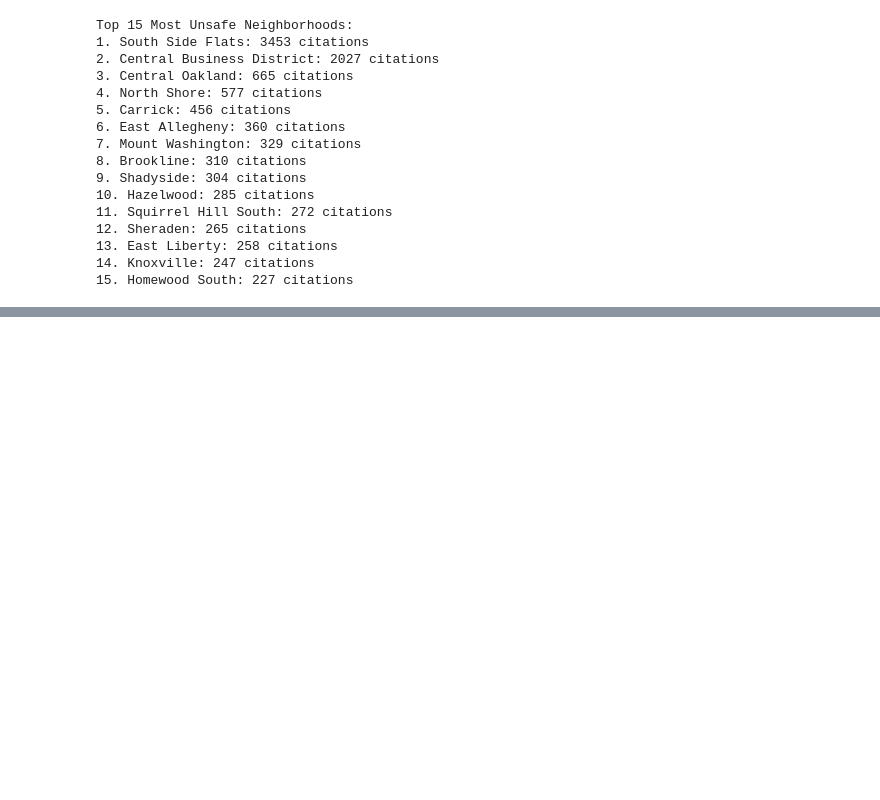
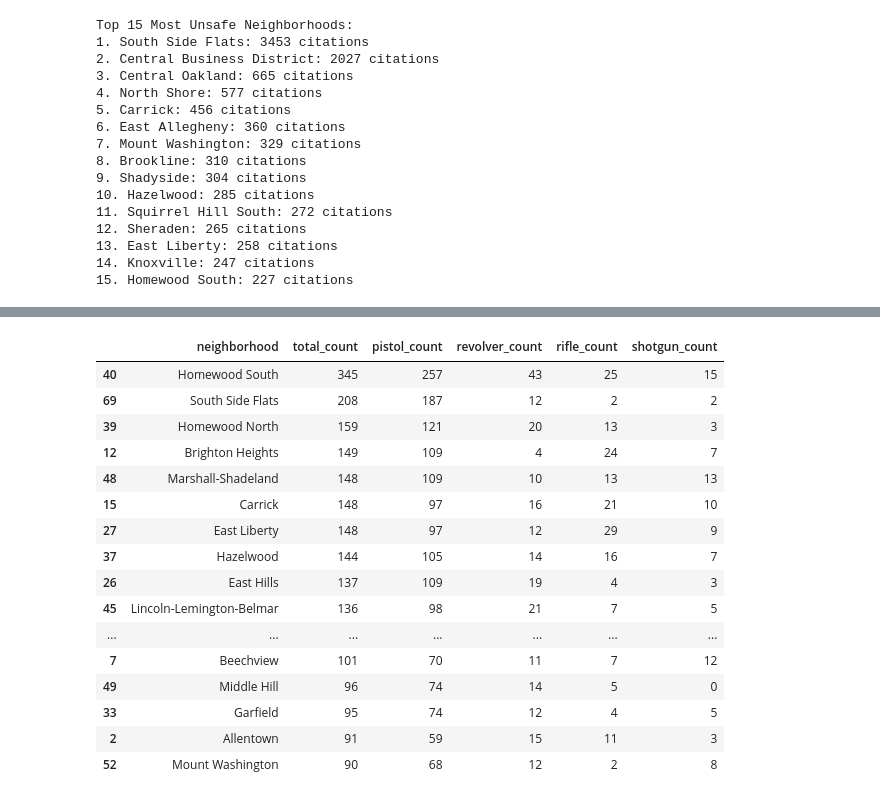
Before and after one commit to ajmitchell07/Final-Project-Best-Pittsburgh-Neighborhood-, a Jupyter notebook: Final-Notebook.ipynb, the cells around one changed output, grey strips where cells are left out. Cells and saved outputs as stored; diff of their text form; code cells hidden in the pictures; blank space fills up the shorter version.

```diff
--- a/Final-Notebook.ipynb
+++ b/Final-Notebook.ipynb
@@ -116,0 +172,26 @@ Top 15 Most Unsafe Neighborhoods:
+# %%
+cols = ["neighborhood", "total_count", "pistol_count", "revolver_count", "rifle_count", "shotgun_count"]
+
+# Group by neighborhood and sum all counts
+low20 = (data.dropna(subset=["neighborhood"]).groupby("neighborhood")[cols[1:]].sum().reset_index().sort_values(by="total_count", ascending=False).head(20))
+
+#show unsafe neighborhood
+low20
+# %% [output]
+|  | neighborhood | total_count | pistol_count | revolver_count | rifle_count | shotgun_count |
+| 40 | Homewood South | 345 | 257 | 43 | 25 | 15 |
+| 69 | South Side Flats | 208 | 187 | 12 | 2 | 2 |
+| 39 | Homewood North | 159 | 121 | 20 | 13 | 3 |
+| 12 | Brighton Heights | 149 | 109 | 4 | 24 | 7 |
+| 48 | Marshall-Shadeland | 148 | 109 | 10 | 13 | 13 |
+| 15 | Carrick | 148 | 97 | 16 | 21 | 10 |
+| 27 | East Liberty | 148 | 97 | 12 | 29 | 9 |
+| 37 | Hazelwood | 144 | 105 | 14 | 16 | 7 |
+| 26 | East Hills | 137 | 109 | 19 | 4 | 3 |
+| 45 | Lincoln-Lemington-Belmar | 136 | 98 | 21 | 7 | 5 |
+| ... | ... | ... | ... | ... | ... | ... |
+| 7 | Beechview | 101 | 70 | 11 | 7 | 12 |
+| 49 | Middle Hill | 96 | 74 | 14 | 5 | 0 |
+| 33 | Garfield | 95 | 74 | 12 | 4 | 5 |
+| 2 | Allentown | 91 | 59 | 15 | 11 | 3 |
+| 52 | Mount Washington | 90 | 68 | 12 | 2 | 8 |
```
Also changed, not shown: parts of 9 cells of this notebook, 1 other file.
